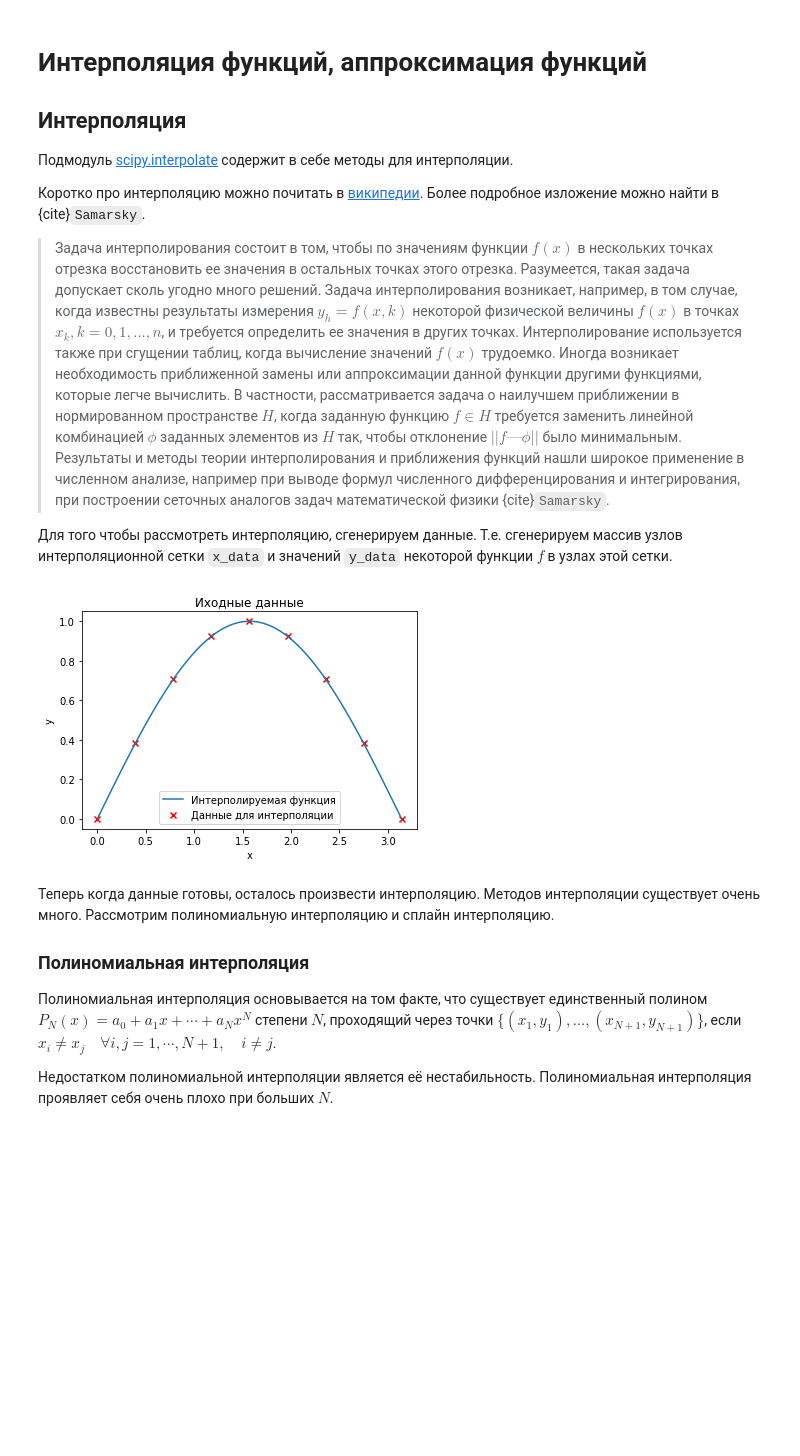
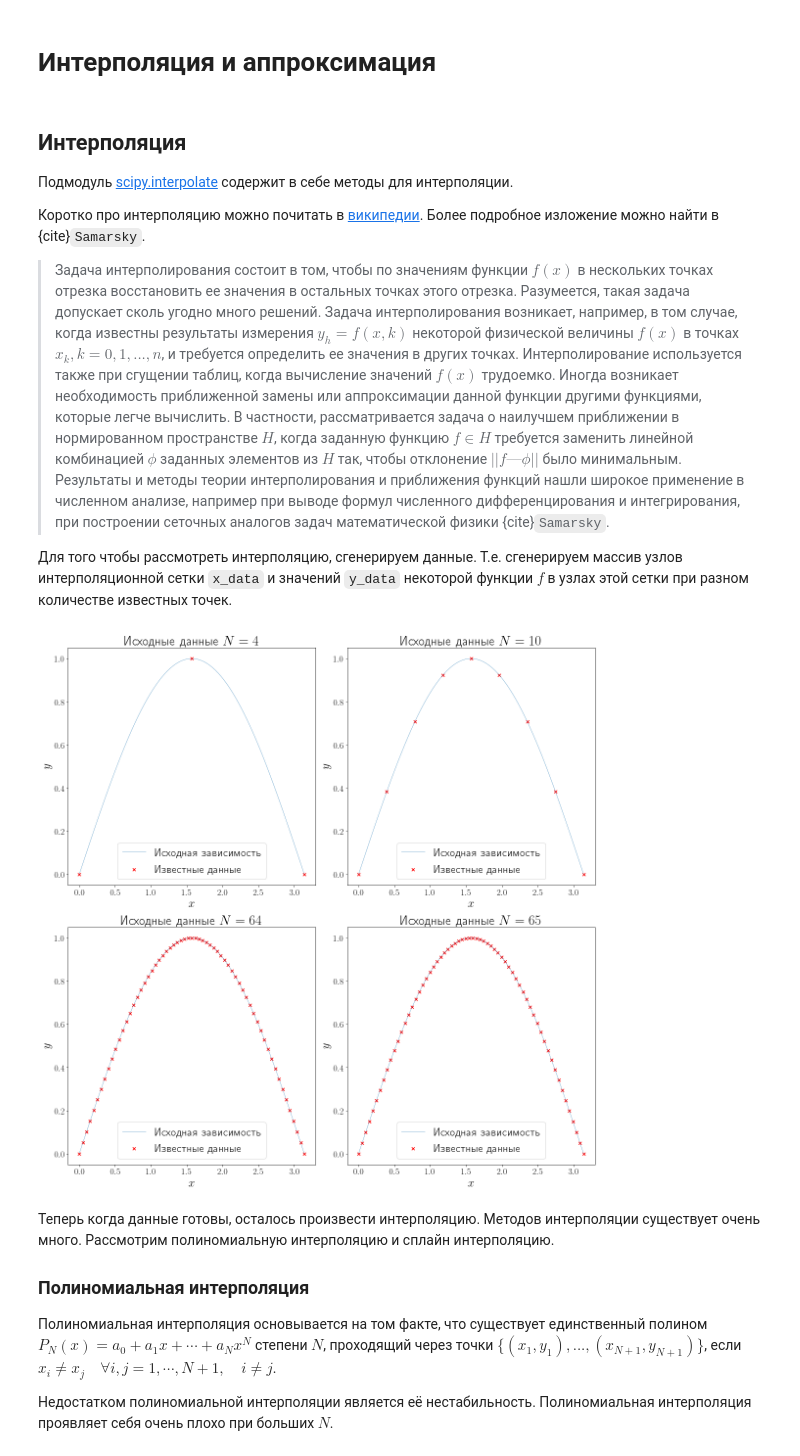
Before and after one commit to FadeevLecturer/python_lectures, a Jupyter notebook: notebooks/scipy/interpolation_approx.ipynb, the cells around one changed output. Saved outputs shown, nothing was run; the diff lists cells and outputs as text; code cells hidden in the pictures; blank space fills up the shorter version.

Commit message:
Переработал страничку про интерполяцию и аппроксимацию

```diff
--- a/notebooks/scipy/interpolation_approx.ipynb
+++ b/notebooks/scipy/interpolation_approx.ipynb
@@ -0,0 +1,2 @@
+# %% [markdown]
+# Интерполяция и аппроксимация
@@ -1,5 +20,5 @@
 # %% [markdown]
-# Интерполяция функций, аппроксимация функций
+
 
 ## Интерполяция
 
@@ -9,39 +28,40 @@
 
 > Задача интерполирования состоит в том, чтобы по значениям функции $f(x)$ в нескольких точках отрезка восстановить ее значения в остальных точках этого отрезка. Разумеется, такая задача допускает сколь угодно много решений. Задача интерполирования возникает, например, в том случае, когда известны результаты измерения $y_h= f(x, k)$ некоторой физической величины $f(x)$ в точках $x_k, k = 0, 1, ..., n$, и требуется определить ее значения в других точках. Интерполирование используется также при сгущении таблиц, когда вычисление значений $f(x)$ трудоемко. Иногда возникает необходимость приближенной замены или аппроксимации данной функции другими функциями, которые легче вычислить. В частности, рассматривается задача о наилучшем приближении в нормированном пространстве $H$, когда заданную функцию $f\in H$ требуется заменить линейной комбинацией $\phi$ заданных элементов из $H$ так, чтобы отклонение $||f—\phi||$ было минимальным. Результаты и методы теории интерполирования и приближения функций нашли широкое применение в численном анализе, например при выводе формул численного дифференцирования и интегрирования, при построении сеточных аналогов задач математической физики {cite}`Samarsky`.
 
-Для того чтобы рассмотреть интерполяцию, сгенерируем данные. Т.е. сгенерируем массив узлов интерполяционной сетки `x_data` и значений `y_data` некоторой функции $f$ в узлах этой сетки.
+Для того чтобы рассмотреть интерполяцию, сгенерируем данные. Т.е. сгенерируем массив узлов интерполяционной сетки `x_data` и значений `y_data` некоторой функции $f$ в узлах этой сетки при разном количестве известных точек.
-# %%
-import numpy as np
-from matplotlib import pyplot as plt
-%matplotlib inline
-
-L = 0
-R = np.pi
-n_points = 10 # при 63 уже ломается
-f = np.sin
-
-
-def plot_problem(ax, x_data, y_data):
-    ax.scatter(x_data, y_data, marker="x", color="red")
-    ax.set_xlabel("x")
-    ax.set_ylabel("y")
-
-
-x_data = np.linspace(L, R, n_points - 1) # данные для интерполяции
-y_data = f(x_data)                       # данные для интерполяции
-
-
-x = np.linspace(L, R, 100)    # данные для построения графика
-y = f(x)                      # данные для построения графика
-
-fig, ax = plt.subplots()
-ax.plot(x, y)
-plot_problem(ax, x_data, y_data)
-ax.set_title("Исходные данные")
-ax.legend(["Интерполируемая функция", "Данные для интерполяции"])
-plt.show()
-# %% [output]
-[figure, removed]
+# %%
+import numpy as np
+
+L = 0
+R = np.pi
+n_points = (4, 10, 64, 65)
+f = np.sin
+
+xh = np.linspace(L, R, 100)
+yh = f(xh)
+
+
+def generate_data(f, L, R, n):
+    x_data = np.linspace(L, R, n-1)
+    y_data = f(x_data)
+    return x_data, y_data
+
+
+def plot_problem(ax, x_data, y_data):
+    ax.plot(xh, yh, linewidth=0.5, label="Исходная зависимость")
+    ax.scatter(x_data, y_data, marker="x", color="red", label="Известные данные")
+    ax.set_xlabel("$x$")
+    ax.set_ylabel("$y$")
+
+
+fig, axs = plt.subplots(ncols=2, nrows=2, figsize=(16, 16), layout="tight")
+for ax, N in zip(axs.flatten(), n_points):
+    x_data, y_data = generate_data(f, L, R, N)
+    plot_problem(ax, x_data, y_data)
+    ax.set_title(f"Исходные данные ${N=}$")
+    ax.legend()
+# %% [output]
+[figure, added]
 # %% [markdown]
 Теперь когда данные готовы, осталось произвести интерполяцию. Методов интерполяции существует очень много. Рассмотрим полиномиальную интерполяцию и сплайн интерполяцию.
 
```
Also changed, not shown: parts of 25 cells of this notebook.
